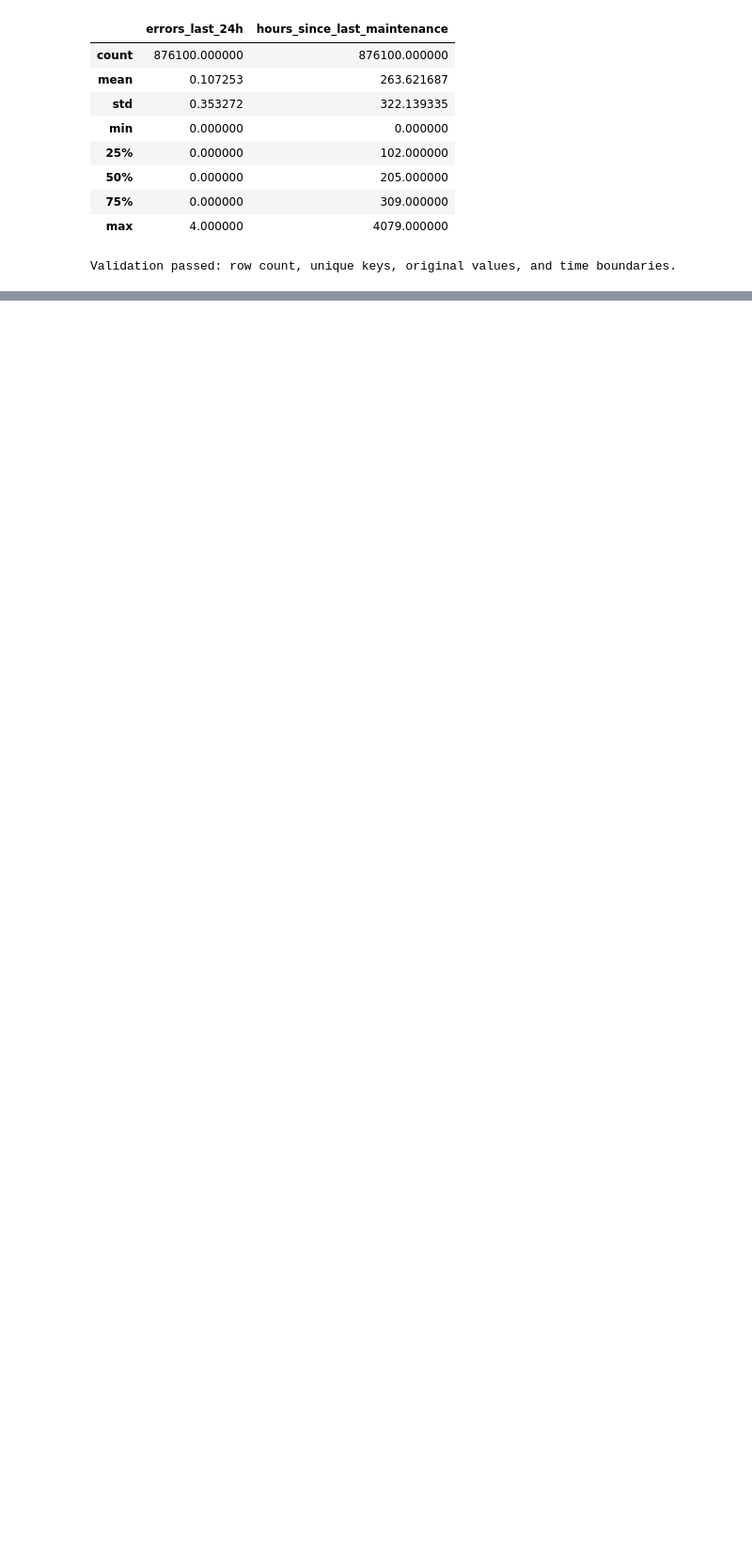
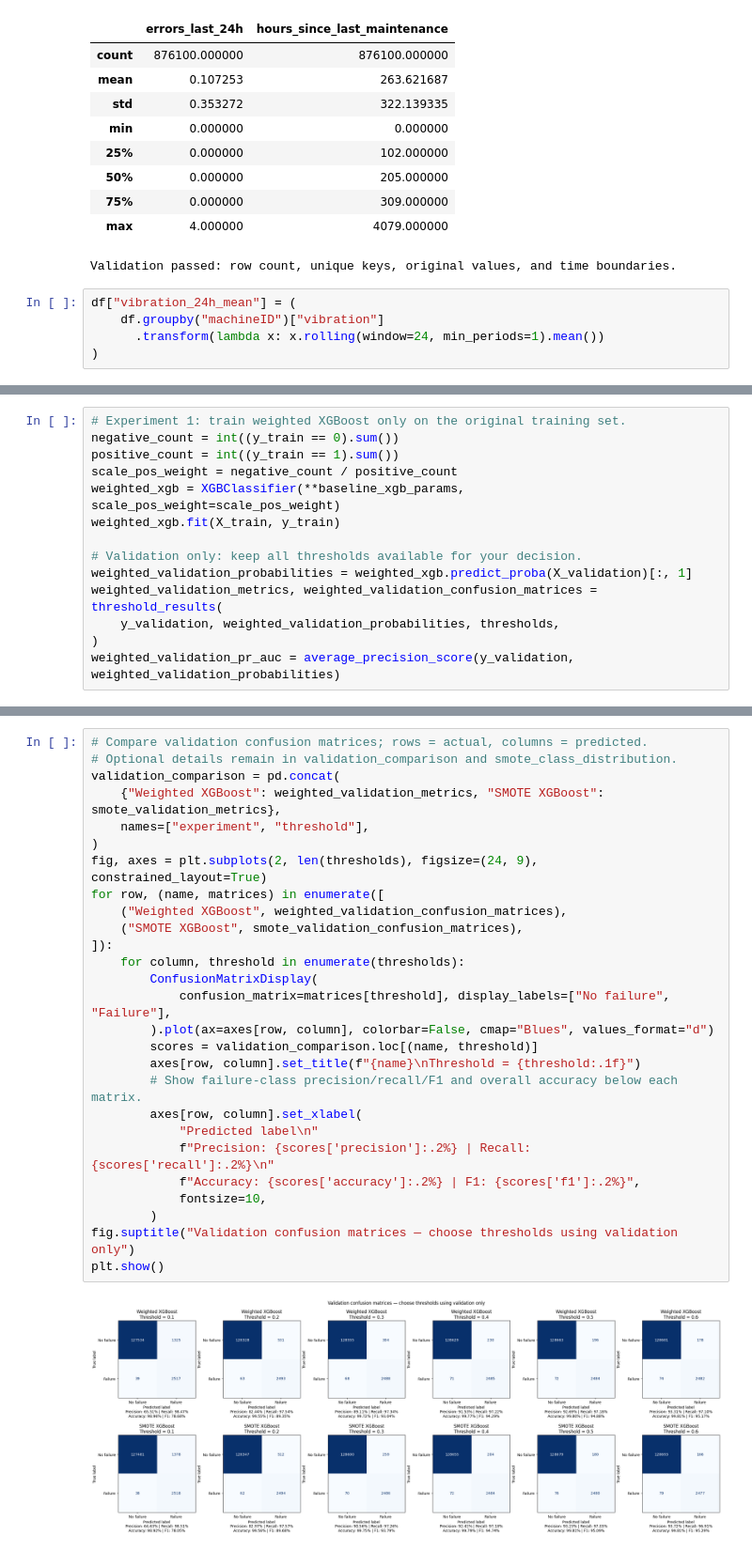
Before and after one commit to ducks5257/predictive-maintenance-machine-failure, a Jupyter notebook: notebooks/model.ipynb, the cells around one changed output, grey strips where cells are left out. Shown at 94% size. Cells and saved outputs as stored; diff of their text form; blank space fills up the shorter version.

```diff
--- a/notebooks/model.ipynb
+++ b/notebooks/model.ipynb
@@ -645,3 +645,8 @@ Historical feature statistics:
 | 75% | 0.000000 | 309.000000 |
 | max | 4.000000 | 4079.000000 |
 Validation passed: row count, unique keys, original values, and time boundaries.
+# %%
+df["vibration_24h_mean"] = (
+    df.groupby("machineID")["vibration"]
+      .transform(lambda x: x.rolling(window=24, min_periods=1).mean())
+)
@@ -647,0 +1034,14 @@ Validation passed: row count, unique keys, original values, and time boundaries.
+# %%
+# Experiment 1: train weighted XGBoost only on the original training set.
+negative_count = int((y_train == 0).sum())
+positive_count = int((y_train == 1).sum())
+scale_pos_weight = negative_count / positive_count
+weighted_xgb = XGBClassifier(**baseline_xgb_params, scale_pos_weight=scale_pos_weight)
+weighted_xgb.fit(X_train, y_train)
+
+# Validation only: keep all thresholds available for your decision.
+weighted_validation_probabilities = weighted_xgb.predict_proba(X_validation)[:, 1]
+weighted_validation_metrics, weighted_validation_confusion_matrices = threshold_results(
+    y_validation, weighted_validation_probabilities, thresholds,
+)
+weighted_validation_pr_auc = average_precision_score(y_validation, weighted_validation_probabilities)
@@ -647,0 +1073,29 @@ Validation passed: row count, unique keys, original values, and time boundaries.
+# %%
+# Compare validation confusion matrices; rows = actual, columns = predicted.
+# Optional details remain in validation_comparison and smote_class_distribution.
+validation_comparison = pd.concat(
+    {"Weighted XGBoost": weighted_validation_metrics, "SMOTE XGBoost": smote_validation_metrics},
+    names=["experiment", "threshold"],
+)
+fig, axes = plt.subplots(2, len(thresholds), figsize=(24, 9), constrained_layout=True)
+for row, (name, matrices) in enumerate([
+    ("Weighted XGBoost", weighted_validation_confusion_matrices),
+    ("SMOTE XGBoost", smote_validation_confusion_matrices),
+]):
+    for column, threshold in enumerate(thresholds):
+        ConfusionMatrixDisplay(
+            confusion_matrix=matrices[threshold], display_labels=["No failure", "Failure"],
+        ).plot(ax=axes[row, column], colorbar=False, cmap="Blues", values_format="d")
+        scores = validation_comparison.loc[(name, threshold)]
+        axes[row, column].set_title(f"{name}\nThreshold = {threshold:.1f}")
+        # Show failure-class precision/recall/F1 and overall accuracy below each matrix.
+        axes[row, column].set_xlabel(
+            "Predicted label\n"
+            f"Precision: {scores['precision']:.2%} | Recall: {scores['recall']:.2%}\n"
+            f"Accuracy: {scores['accuracy']:.2%} | F1: {scores['f1']:.2%}",
+            fontsize=10,
+        )
+fig.suptitle("Validation confusion matrices — choose thresholds using validation only")
+plt.show()
+# %% [output]
+[figure, added]
```
Also changed, not shown: parts of 17 cells of this notebook.
